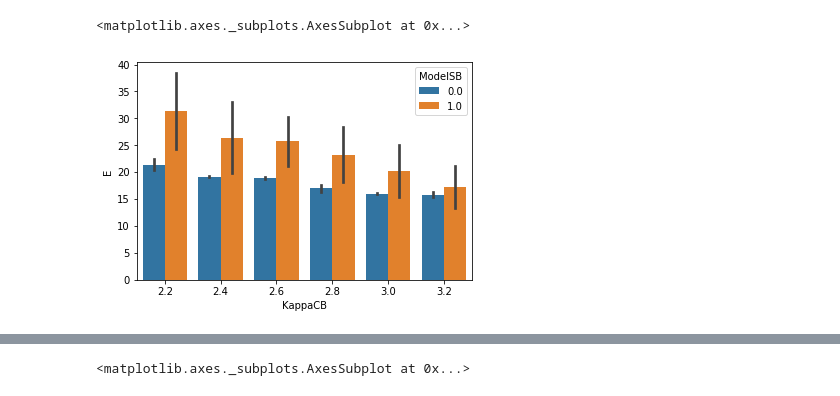
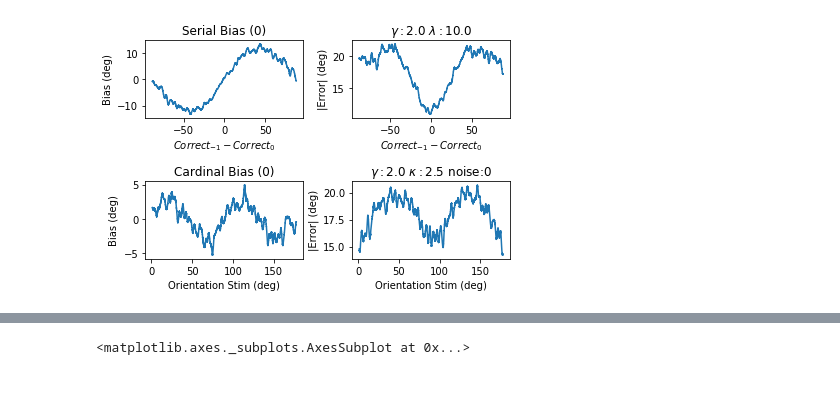
Before and after one commit to TimCSheehan/biasModels, a Jupyter notebook: playModels.ipynb, the cells around one changed output, grey strips where cells are left out. Cells and saved outputs as stored; diff of their text form; code cells hidden in the pictures.

```diff
--- a/playModels.ipynb
+++ b/playModels.ipynb
@@ -39,5 +52,8 @@ plt.show()
-# %%
-sns.barplot(data=S,x='KappaCB',y='E',hue='ModelSB')
-# %% [output]
-<matplotlib.axes._subplots.AxesSubplot at 0x...>
-[figure, removed]
+# %%
+gam_use, kap_use = 2.0,2.5
+this_M = mj.modJoint(gammaCB=gam_use,kappaCB= kap_use,stim_trans=0,uniform_trans=0)
+this_M.run_model(50000)
+# %%
+this_M.quick_view_results(1000)
+# %% [output]
+[figure, added]
```
Also changed, not shown: parts of 30 cells of this notebook, 3 other files.
